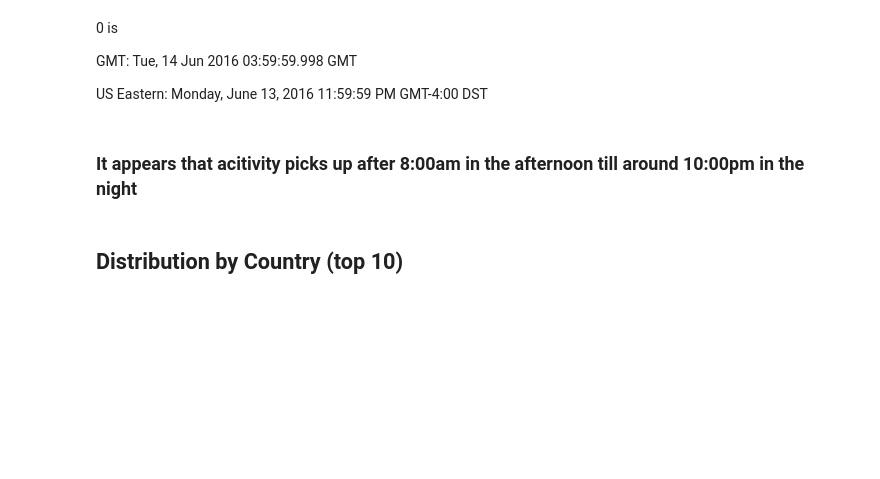
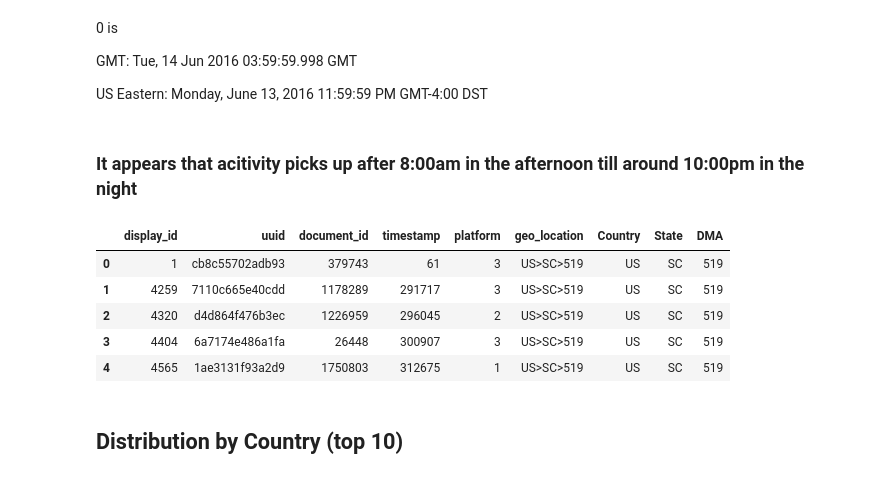
Before and after one commit to vishalchangrani/outbrain, a Jupyter notebook: Outbrain-Copy2.ipynb, the cells around one changed output. Cells and saved outputs as stored; diff of their text form; code cells hidden in the pictures; blank space fills up the shorter version.

```diff
--- a/Outbrain-Copy2.ipynb
+++ b/Outbrain-Copy2.ipynb
@@ -78,14 +89,21 @@ GMT: Tue, 14 Jun 2016 03:59:59.998 GMT
 US Eastern: Monday, June 13, 2016 11:59:59 PM GMT-4:00 DST
 # %% [markdown]
 ### It appears that acitivity picks up after 8:00am in the afternoon till around 10:00pm in the night
-# %%
-events_df = events_df.join(events_df['geo_location'].str.split('>', expand=True).rename(columns={0:'Country', 1:'State', 2: 'DMA'}))
 # %%
 map = events_df['geo_location'].drop_duplicates()
 # %%
 map = map.str.split('>', expand=True).rename(columns={0:'Country', 1:'State', 2: 'DMA'}).join(map)
 # %%
 a = pd.merge(events_df, map, on='geo_location')
+# %%
+a.head()
+# %% [output]
+|  | display_id | uuid | document_id | timestamp | platform | geo_location | Country | State | DMA |
+| 0 | 1 | cb8c55702adb93 | 379743 | 61 | 3 | US>SC>519 | US | SC | 519 |
+| 1 | 4259 | 7110c665e40cdd | 1178289 | 291717 | 3 | US>SC>519 | US | SC | 519 |
+| 2 | 4320 | d4d864f476b3ec | 1226959 | 296045 | 2 | US>SC>519 | US | SC | 519 |
+| 3 | 4404 | 6a7174e486a1fa | 26448 | 300907 | 3 | US>SC>519 | US | SC | 519 |
+| 4 | 4565 | 1ae3131f93a2d9 | 1750803 | 312675 | 1 | US>SC>519 | US | SC | 519 |
 # %%
 geogrp = a.groupby(['Country'])  #, 'State', 'DMA'])
 # %%
```
Also changed, not shown: parts of 19 cells of this notebook.
